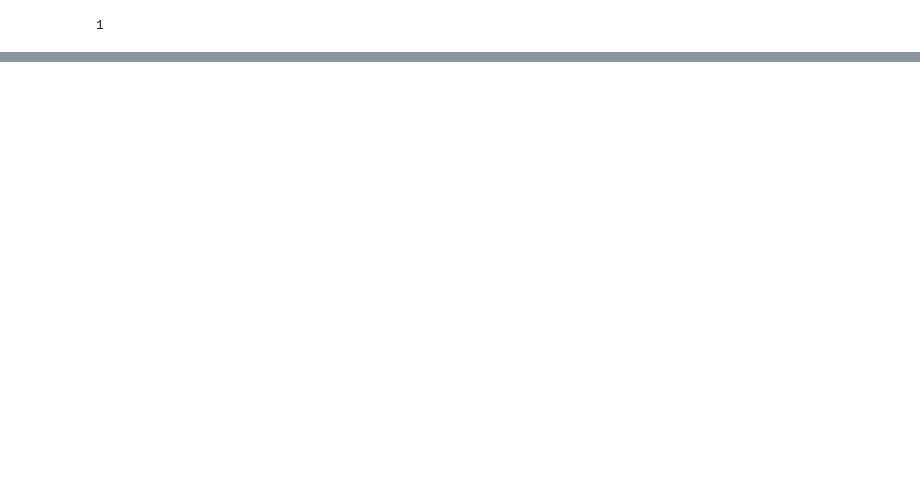
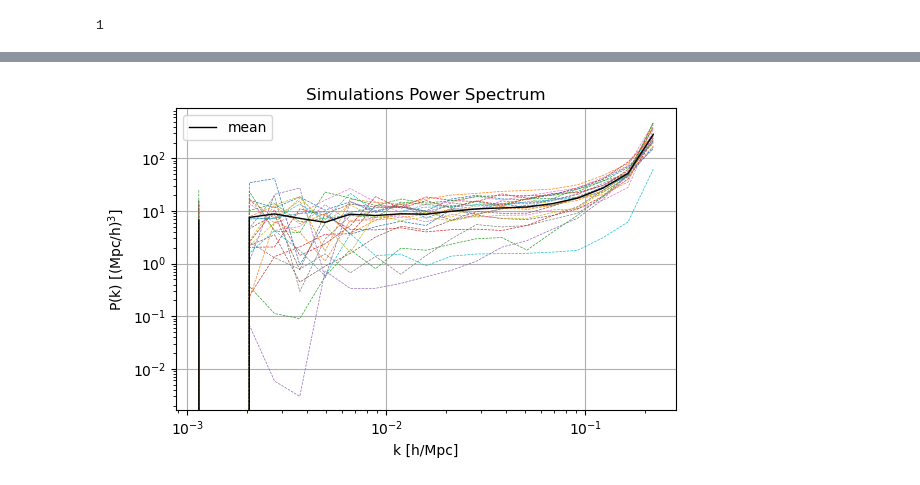
Before and after one commit to Xsmos/ml21cm, a Jupyter notebook: quantify_results.ipynb, the cells around one changed output, grey strips where cells are left out. Cells and saved outputs as stored; diff of their text form; code cells hidden in the pictures; blank space fills up the shorter version.

```diff
--- a/quantify_results.ipynb
+++ b/quantify_results.ipynb
@@ -399,0 +175,57 @@ k.shape = (64, 64, 512)
+# %%
+# 示例三维密度场
+# Nx, Ny, Nz = 64, 64, 512  # 密度场的大小，长方体
+# box_size = (128.0, 128.0, 1024.0)  # 盒子大小（单位Mpc/h），对应于 (Lx, Ly, Lz)
+plt.figure(figsize=(6, 4), dpi=100)
+k_vals_all = []
+Pk_vals_all = []
+for i in range(24):
+    density_field = x[i,0,:,0,:]#np.random.randn(Nx, Ny, Nz)  # 示例密度场，可以替换为实际数据
+    if density_field.dim() == 3:
+        Nx, Ny, Nz = density_field.shape
+        box_size = (128.0, 128.0, 1024.0)
+    elif density_field.dim() == 2:
+        Nx, Ny = density_field.shape
+        box_size = (128.0, 1024.0)
+
+    # 计算物质功率谱
+    k_vals, Pk_vals = compute_power_spectrum(density_field, box_size)
+    k_vals_all.append(k_vals)
+    Pk_vals_all.append(Pk_vals)
+
+    # 计算Delta^2(k)
+    # Delta2_vals = k_vals**3 * Pk_vals / (2 * np.pi**2)
+
+    # 计算 k^2 P(k) / (4 * pi^2)
+    # k2Pk_vals = k_vals**2 * Pk_vals / (4 * np.pi**2)
+
+    # 绘制功率谱
+    # plt.subplot(1, 1, 1)
+    plt.loglog(k_vals, Pk_vals, '--', lw=0.5)#, 'b-')
+
+plt.xlabel('k [h/Mpc]')
+plt.ylabel(r'P(k) [(Mpc/h)$^3$]')
+plt.title('Simulations Power Spectrum')
+plt.grid(True)
+
+k_vals_all = np.array(k_vals_all)
+# print(k_vals_all.shape)
+Pk_vals_all = np.array(Pk_vals_all)
+# print(Pk_vals_all.shape)
+    # plt.subplot(2, 1, 2)
+    # plt.loglog(k_vals, Delta2_vals, 'r-', label='$\\Delta^2(k) = \\frac{k^3 P(k)}{2\\pi^2}$')
+    # plt.loglog(k_vals, k2Pk_vals, 'g--', label='$\\frac{k^2 P(k)}{4\\pi^2}$')
+    # plt.xlabel('k [h/Mpc]')
+    # plt.ylabel('Power')
+    # plt.title('Normalized Power Spectrum')
+    # # plt.legend()
+    # plt.grid(True)
+
+plt.loglog(k_vals_all.mean(axis=0), Pk_vals_all.mean(axis=0), 'k-', lw=1, label='mean')
+k_vals_all_sim = k_vals_all
+Pk_vals_all_sim = Pk_vals_all
+plt.tight_layout()
+plt.legend()
+plt.show()
+# %% [output]
+[figure, added]
```
Also changed, not shown: parts of 21 cells of this notebook, 1 other file.
